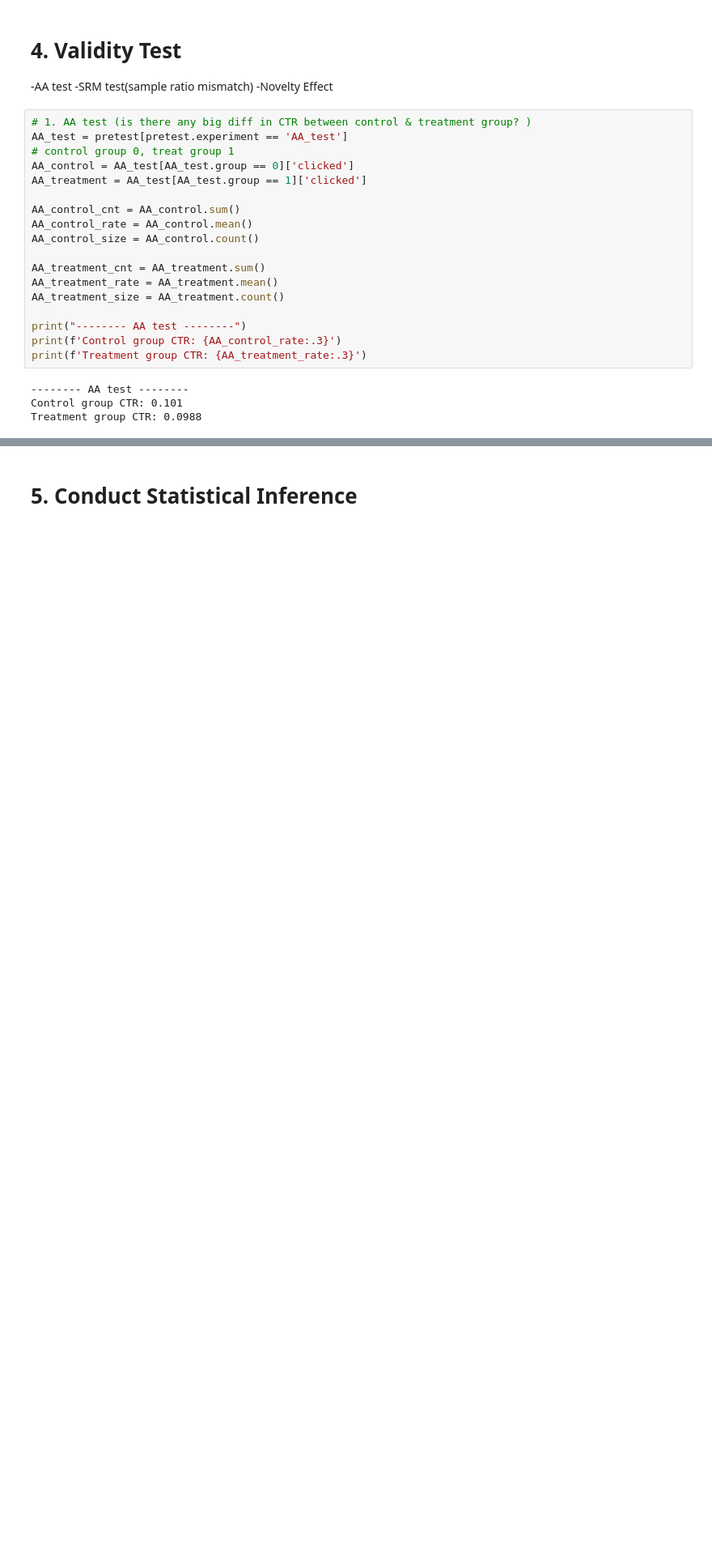
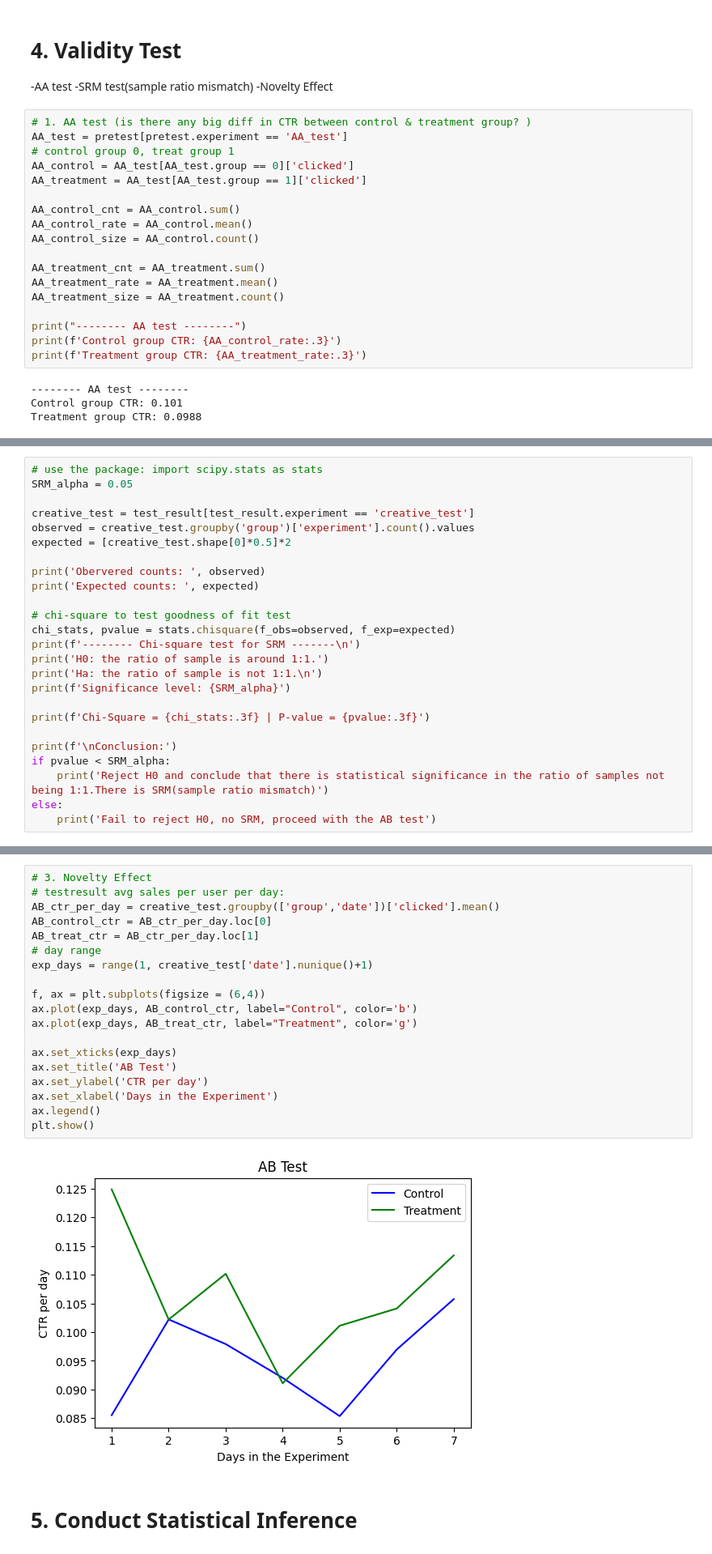
Before and after one commit to BessieXuOrange/A-B-tests, a Jupyter notebook: Marketing Campaign AB testing.ipynb, the cells around one changed output, grey strips where cells are left out. Shown at 81% size. Saved outputs shown, nothing was run; the diff lists cells and outputs as text; blank space fills up the shorter version.

```diff
--- a/Marketing Campaign AB testing.ipynb
+++ b/Marketing Campaign AB testing.ipynb
@@ -187,0 +255,25 @@ Chi-square = 0.577 | P-value = 0.448
+# %%
+# use the package: import scipy.stats as stats
+SRM_alpha = 0.05
+
+creative_test = test_result[test_result.experiment == 'creative_test']
+observed = creative_test.groupby('group')['experiment'].count().values
+expected = [creative_test.shape[0]*0.5]*2
+
+print('Obervered counts: ', observed)
+print('Expected counts: ', expected)
+
+# chi-square to test goodness of fit test
+chi_stats, pvalue = stats.chisquare(f_obs=observed, f_exp=expected)
+print(f'-------- Chi-square test for SRM -------\n')
+print('H0: the ratio of sample is around 1:1.')
+print('Ha: the ratio of sample is not 1:1.\n')
+print(f'Significance level: {SRM_alpha}')
+
+print(f'Chi-Square = {chi_stats:.3f} | P-value = {pvalue:.3f}')
+
+print(f'\nConclusion:')
+if pvalue < SRM_alpha:
+    print('Reject H0 and conclude that there is statistical significance in the ratio of samples not being 1:1.There is SRM(sample ratio mismatch)')
+else:
+    print('Fail to reject H0, no SRM, proceed with the AB test')
@@ -188,2 +293,23 @@ Chi-square = 0.577 | P-value = 0.448
+# %%
+# 3. Novelty Effect
+# testresult avg sales per user per day:
+AB_ctr_per_day = creative_test.groupby(['group','date'])['clicked'].mean()
+AB_control_ctr = AB_ctr_per_day.loc[0]
+AB_treat_ctr = AB_ctr_per_day.loc[1]
+# day range
+exp_days = range(1, creative_test['date'].nunique()+1)
+
+f, ax = plt.subplots(figsize = (6,4))
+ax.plot(exp_days, AB_control_ctr, label="Control", color='b')
+ax.plot(exp_days, AB_treat_ctr, label="Treatment", color='g')
+
+ax.set_xticks(exp_days)
+ax.set_title('AB Test')
+ax.set_ylabel('CTR per day')
+ax.set_xlabel('Days in the Experiment')
+ax.legend()
+plt.show()
+# %% [output]
+[figure, added]
 # %% [markdown]
 # 5. Conduct Statistical Inference
```
Also changed, not shown: parts of 10 cells of this notebook.
